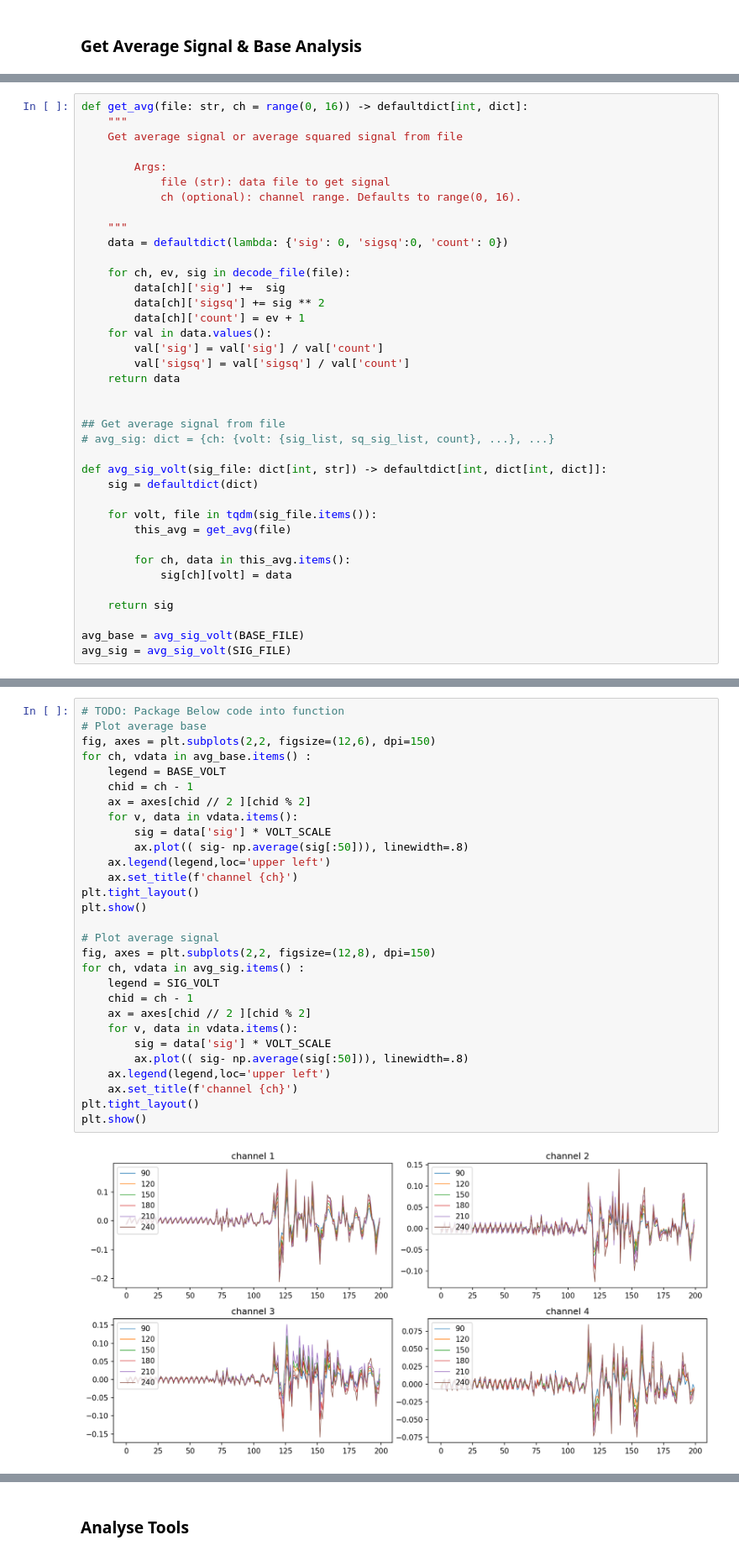
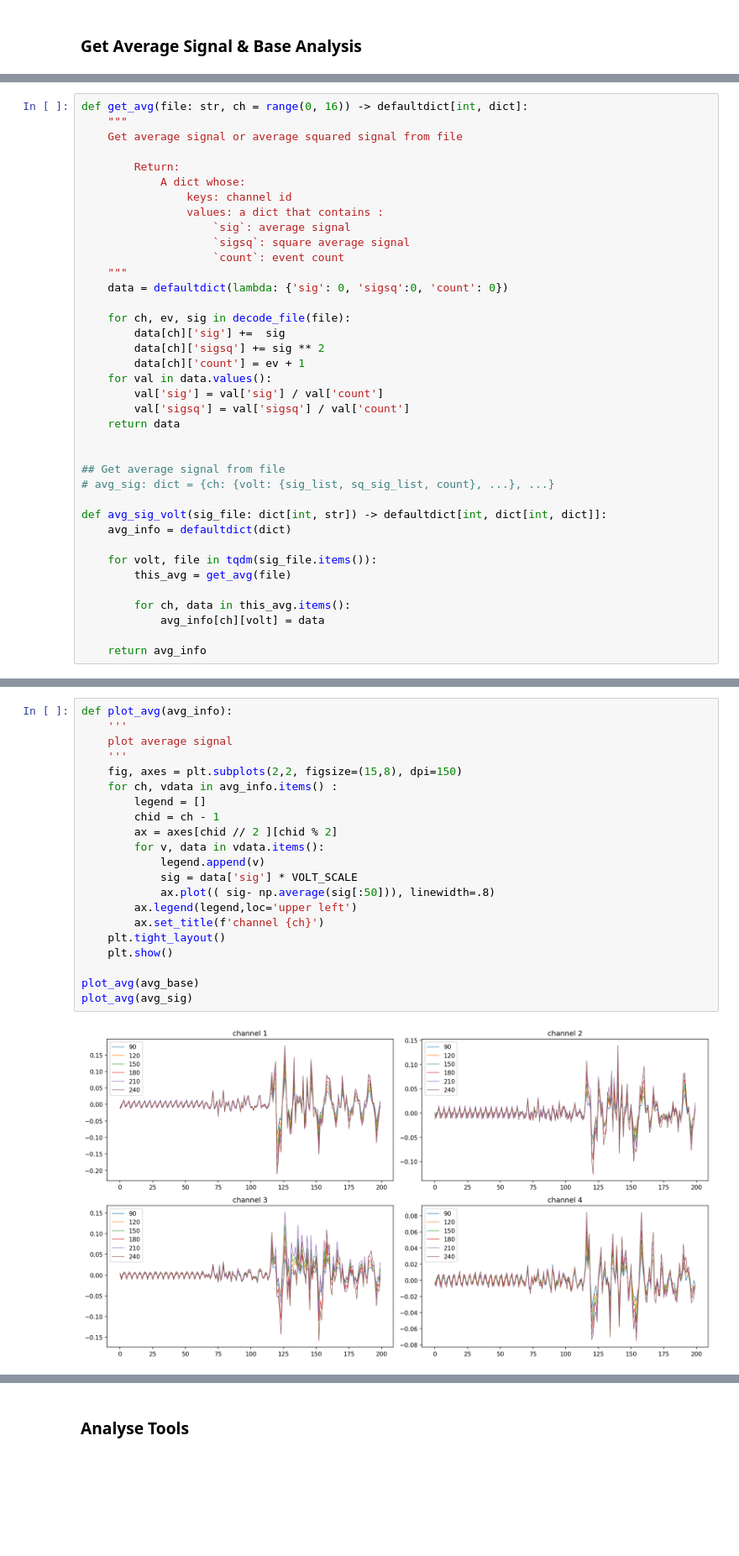
Before and after one commit to yfzhao20/PMT-Test, a Jupyter notebook: yfzhao/dist-analysis-v2.ipynb, the cells around one changed output, grey strips where cells are left out. Shown at 84% size. Cells and saved outputs as stored; diff of their text form; blank space fills up the shorter version.

```diff
--- a/yfzhao/dist-analysis-v2.ipynb
+++ b/yfzhao/dist-analysis-v2.ipynb
@@ -143,10 +145,13 @@ def get_avg(file: str, ch = range(0, 16)) -> defaultdict[int, dict]:
     """
     Get average signal or average squared signal from file
 
-        Args:
-            file (str): data file to get signal
-            ch (optional): channel range. Defaults to range(0, 16).
-
+        Return:
+            A dict whose:
+                keys: channel id
+                values: a dict that contains :
+                    `sig`: average signal
+                    `sigsq`: square average signal
+                    `count`: event count
     """
     data = defaultdict(lambda: {'sig': 0, 'sigsq':0, 'count': 0})
 
@@ -164,15 +169,12 @@ def get_avg(file: str, ch = range(0, 16)) -> defaultdict[int, dict]:
 # avg_sig: dict = {ch: {volt: {sig_list, sq_sig_list, count}, ...}, ...}
 
 def avg_sig_volt(sig_file: dict[int, str]) -> defaultdict[int, dict[int, dict]]:
-    sig = defaultdict(dict)
+    avg_info = defaultdict(dict)
 
     for volt, file in tqdm(sig_file.items()):
         this_avg = get_avg(file)
 
         for ch, data in this_avg.items():
-            sig[ch][volt] = data
+            avg_info[ch][volt] = data
 
-    return sig
-
-avg_base = avg_sig_volt(BASE_FILE)
-avg_sig = avg_sig_volt(SIG_FILE)
+    return avg_info
@@ -179,31 +187,23 @@ avg_sig = avg_sig_volt(SIG_FILE)
 # %%
-# TODO: Package Below code into function
-# Plot average base
-fig, axes = plt.subplots(2,2, figsize=(12,6), dpi=150)
-for ch, vdata in avg_base.items() :
-    legend = BASE_VOLT
-    chid = ch - 1
-    ax = axes[chid // 2 ][chid % 2]
-    for v, data in vdata.items():
-        sig = data['sig'] * VOLT_SCALE
-        ax.plot(( sig- np.average(sig[:50])), linewidth=.8)
-    ax.legend(legend,loc='upper left')
-    ax.set_title(f'channel {ch}')
-plt.tight_layout()
-plt.show()
+def plot_avg(avg_info):
+    '''
+    plot average signal
+    '''
+    fig, axes = plt.subplots(2,2, figsize=(15,8), dpi=150)
+    for ch, vdata in avg_info.items() :
+        legend = []
+        chid = ch - 1
+        ax = axes[chid // 2 ][chid % 2]
+        for v, data in vdata.items():
+            legend.append(v)
+            sig = data['sig'] * VOLT_SCALE
+            ax.plot(( sig- np.average(sig[:50])), linewidth=.8)
+        ax.legend(legend,loc='upper left')
+        ax.set_title(f'channel {ch}')
+    plt.tight_layout()
+    plt.show()
 
-# Plot average signal
-fig, axes = plt.subplots(2,2, figsize=(12,8), dpi=150)
-for ch, vdata in avg_sig.items() :
-    legend = SIG_VOLT
-    chid = ch - 1
-    ax = axes[chid // 2 ][chid % 2]
-    for v, data in vdata.items():
-        sig = data['sig'] * VOLT_SCALE
-        ax.plot(( sig- np.average(sig[:50])), linewidth=.8)
-    ax.legend(legend,loc='upper left')
-    ax.set_title(f'channel {ch}')
-plt.tight_layout()
-plt.show()
+plot_avg(avg_base)
+plot_avg(avg_sig)
 # %% [output]
-[figure, old version]
+[figure, new version]
```
Also changed, not shown: parts of 5 cells of this notebook.
